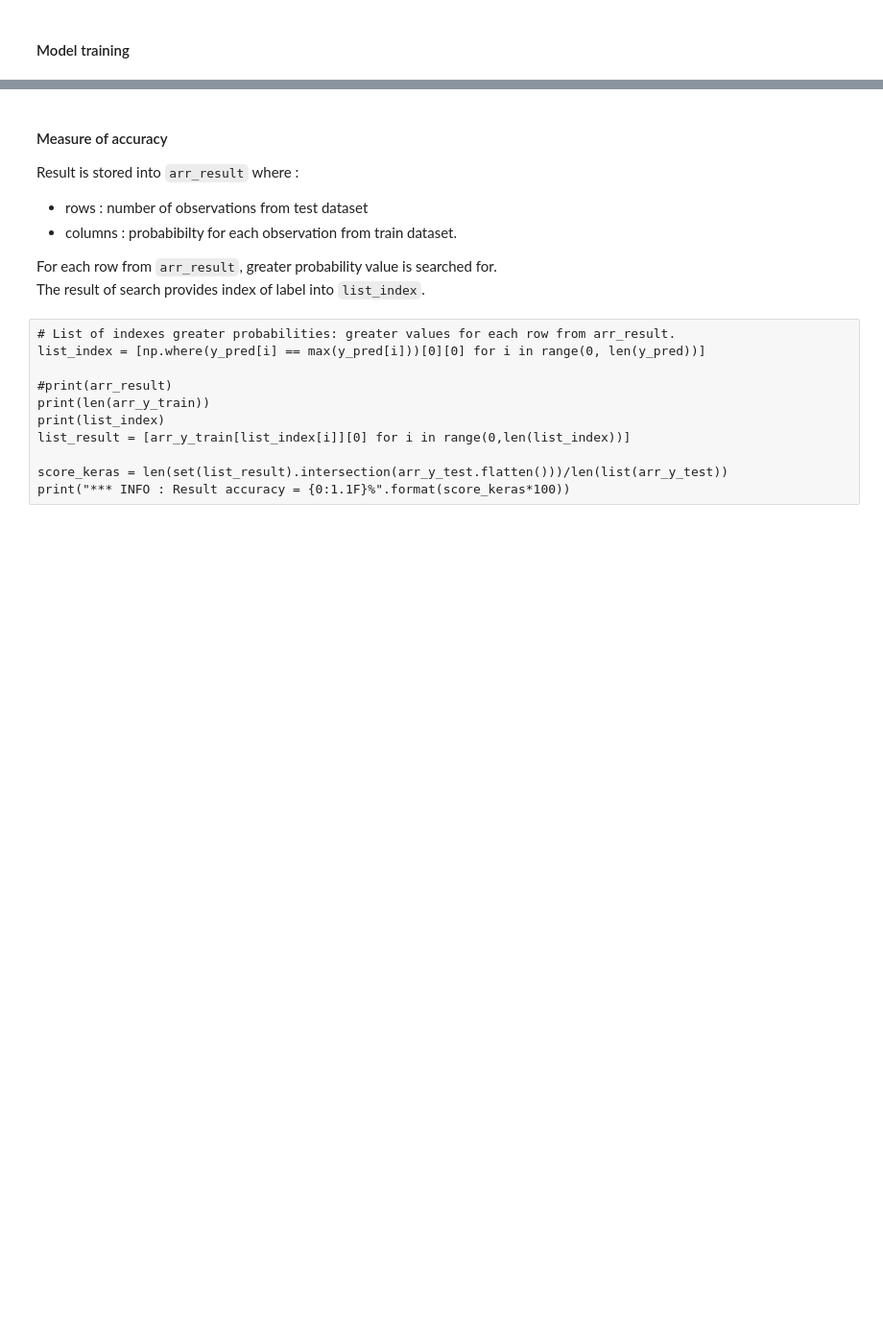
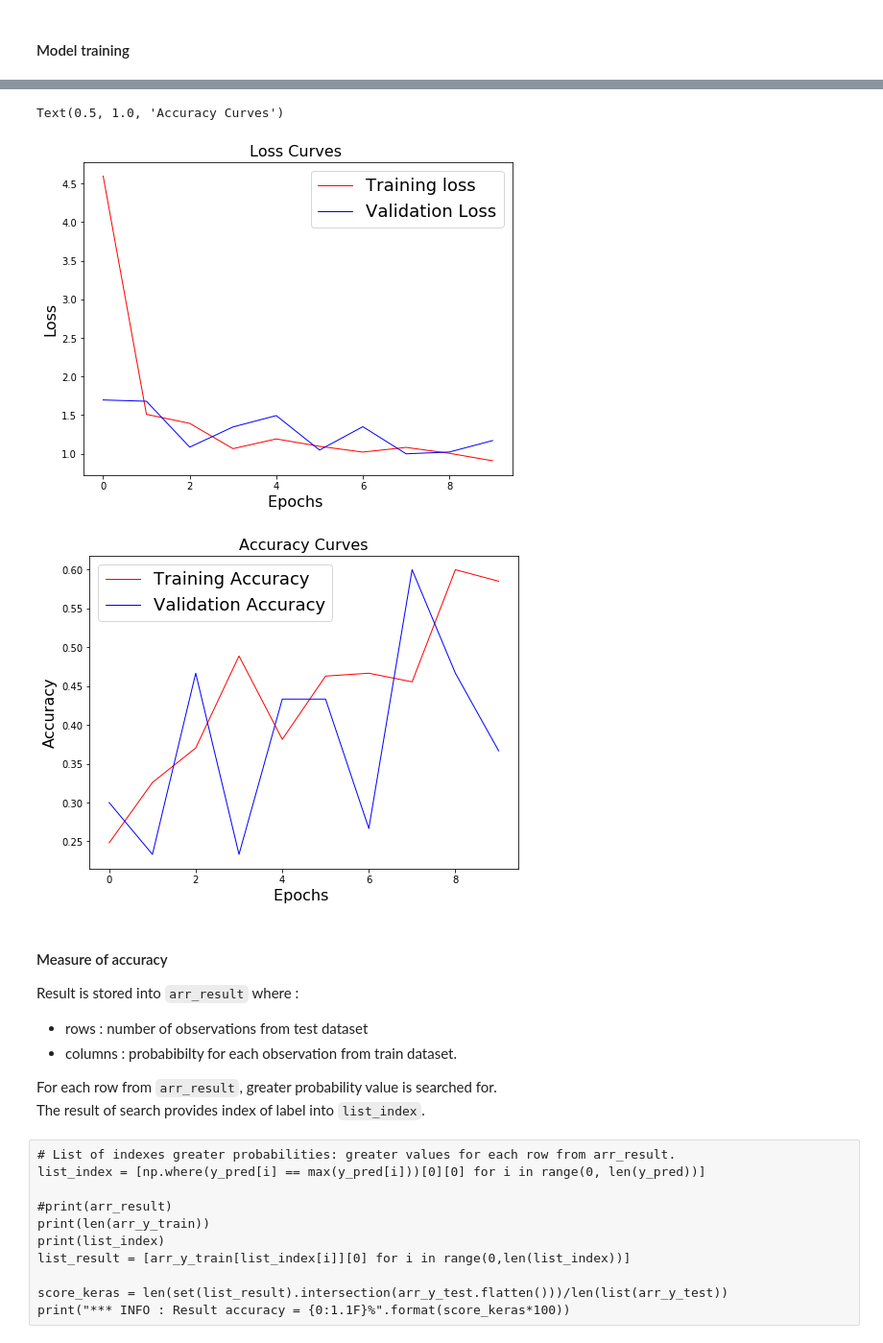
Before and after one commit to dataforcast/OC_Datascientist, a Jupyter notebook: P7/P7_Keras.ipynb, the cells around one changed output, grey strips where cells are left out. Shown at 96% size. Drawn from its saved outputs; the diff is of its cells as text; code cells hidden in the pictures; blank space fills up the shorter version.

Commit message:
README files; P7 : CNN building and tests

```diff
--- a/P7/P7_Keras.ipynb
+++ b/P7/P7_Keras.ipynb
@@ -264,0 +277,14 @@ Breed directory= n02113978-Mexican_hairless      Breed name= Mexican_hairless
+# %%
+import p5_util
+filename='./data/arr_keras_X_y_train_test.dump'
+(arr_X_train,arr_X_test, arr_y_train, arr_y_test) = p5_util.object_load(filename)
+print(arr_X_train.shape,arr_X_test.shape,arr_y_train.shape,arr_y_test.shape)
+
+#### Data normalization
+
+arr_X_train = arr_X_train.astype('float32')
+arr_X_test = arr_X_test.astype('float32')
+
+# Scale the data to lie between 0 to 1
+arr_X_train /= 255
+arr_X_test /= 255
@@ -265,12 +306,8 @@ Breed directory= n02113978-Mexican_hairless      Breed name= Mexican_hairless
 # %% [markdown]
 #### Model training
 # %%
-import p5_util
-filename='./data/arr_keras_X_y_train_test.dump'
-(arr_X_train,arr_X_test, arr_y_train, arr_y_test) = p5_util.object_load(filename)
-print(arr_X_train.shape,arr_X_test.shape,arr_y_train.shape,arr_y_test.shape)
-
 #for X_train, y_train in zip(list_X_train, list_y_train):
 print(arr_X_train.shape)
-history = VGG16Seq.fit(arr_X_train, arr_y_train, epochs=10, batch_size=256, verbose=1)
+#history = VGG16Seq.fit(arr_X_train, arr_y_train, epochs=3, batch_size=256, verbose=1)
+history = VGG16Seq.fit(arr_X_train, arr_y_train, epochs=10, batch_size=90,verbose=1,validation_data=(arr_X_test, arr_y_test))
 # %% [output]
@@ -281,3 +337,25 @@ Epoch 1/10
+# %%
+#Plot the Loss Curves
+plt.figure(figsize=[8,6])
+plt.plot(history.history['loss'],'r',linewidth=1.0)
+plt.plot(history.history['val_loss'],'b',linewidth=1.0)
+plt.legend(['Training loss', 'Validation Loss'],fontsize=18)
+plt.xlabel('Epochs ',fontsize=16)
+plt.ylabel('Loss',fontsize=16)
+plt.title('Loss Curves ',fontsize=16)
+
+#Plot the Accuracy Curves
+plt.figure(figsize=[8,6])
+plt.plot(history.history['acc'],'r',linewidth=1.0)
+plt.plot(history.history['val_acc'],'b',linewidth=1.0)
+plt.legend(['Training Accuracy', 'Validation Accuracy'],fontsize=18)
+plt.xlabel('Epochs ',fontsize=16)
+plt.ylabel('Accuracy',fontsize=16)
+plt.title('Accuracy Curves',fontsize=16)
+# %% [output]
+Text(0.5, 1.0, 'Accuracy Curves')
+[figure, added]
+[figure, added]
 # %%
 import p5_util
 is_score_dumped=True
```
Also changed, not shown: parts of 20 cells of this notebook, 6 other files.
